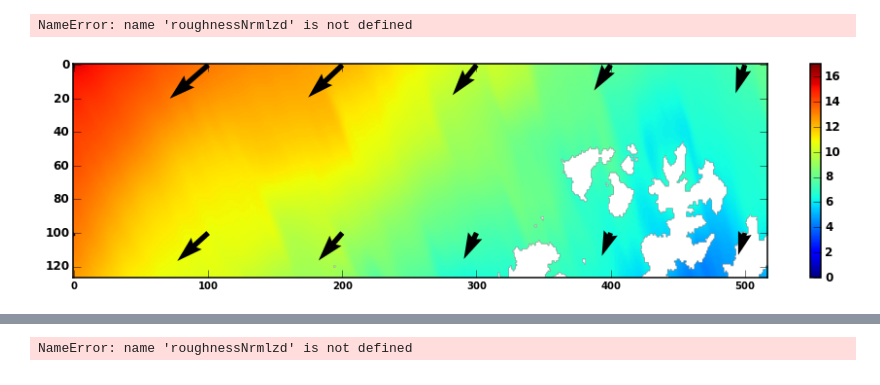
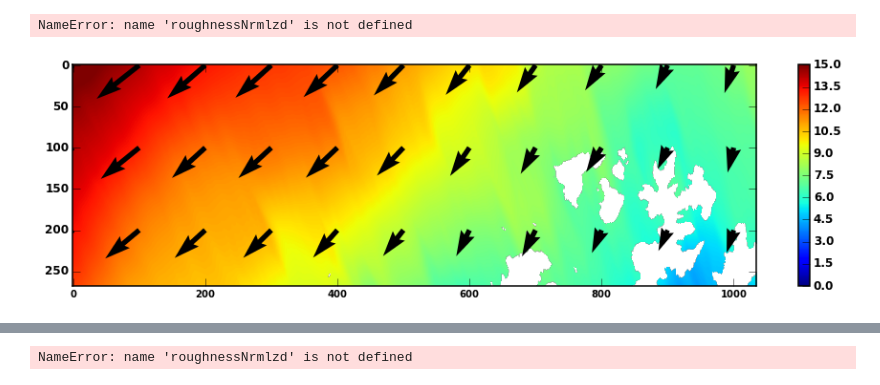
Before and after one commit to magican/PySOL, a Jupyter notebook: notebooks/Sentinel-1/S1_production_testing.ipynb, the cells around one changed output, grey strips where cells are left out. Saved outputs shown, nothing was run; the diff lists cells and outputs as text; code cells hidden in the pictures.

```diff
--- a/notebooks/Sentinel-1/S1_production_testing.ipynb
+++ b/notebooks/Sentinel-1/S1_production_testing.ipynb
@@ -46,7 +46,8 @@ fn = 'S1A_IW_GRDH_1SDV_20141117T051942_20141117T052009_003317_003D7F_38DD.zip'
 # sigma0w is masked and wind_speed is not! Must be the other way
 fn = 'S1A_IW_GRDH_1SDV_20141025T170900_20141025T170936_002989_00366B_C289.zip'
 # No wind_speed and sigma0w
-fn = 'S1A_EW_GRDM_1SSH_20150706T035457_20150706T035511_006685_008EFE_47A6.zip'
+# fn = 'S1A_EW_GRDM_1SSH_20150706T035457_20150706T035511_006685_008EFE_47A6.zip'
+
 # Error on Wind speed interpolation - if LonLims out of -180:+180 range after interpolation => still not very presize
 # fn = 'S1A_EW_GRDM_1SSH_20150603T222335_20150603T222440_006215_0081CB_A701.zip'
 
@@ -61,7 +62,7 @@ reload(readS1)
 # %% [markdown]
 # Setting RESOLUTION
 # %%
-RESOLUTION = 800
+RESOLUTION = 400
 # %%
 s1 = readS1.readS1(inpath=inpath, fn=fn, resolution=RESOLUTION)
 # s1.__dict__['raw_counts']
@@ -675,7 +685,7 @@ http://earth.nullschool.net/#2015/07/06/0000Z/wind/surface/level/orthographic=44
 # Plotting
 # %%
 scale = 1
-p = 'hh'
+p = 'vv'
 
 from scipy.stats import scoreatpercentile
 
@@ -764,14 +773,14 @@ NameError: name 'roughnessNrmlzd' is not defined
 # %%
 data=ncepGFSmodelWindSwath
 wind = wind_speed_asar
 
-ntrctv = widgets.interact(ntrctv_imshow, p = widgets.RadioButtons(description='wind speed', options=data.keys()), \
+ntrctv = interact(ntrctv_imshow, p = widgets.RadioButtons(description='wind speed', options=data.keys()), \
                  vmi=widgets.FloatSlider(min=0, max=30, value=0, step=1), \
-                 vma=widgets.FloatSlider(min=0, max=30, value=5., step=1), \
+                 vma=widgets.FloatSlider(min=0, max=30, value=15., step=1), \
                 cmap = ['jet'], crop = '[:,:]');
 # crop = '[600:1400,0:900]'
 # %% [output]
-[figure, old version]
+[figure, new version]
 # %%
 from mpl_toolkits.basemap import Basemap
 from matplotlib import cm
```
Also changed, not shown: parts of 24 cells of this notebook, 15 other files.
